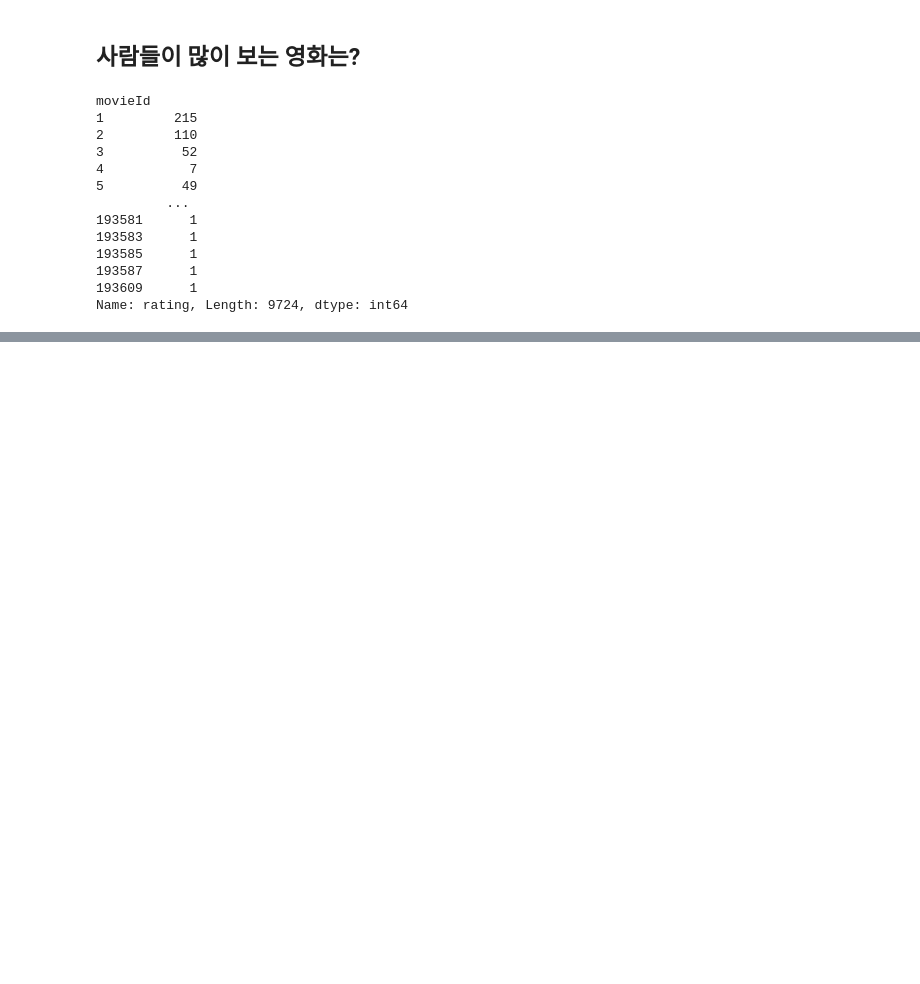
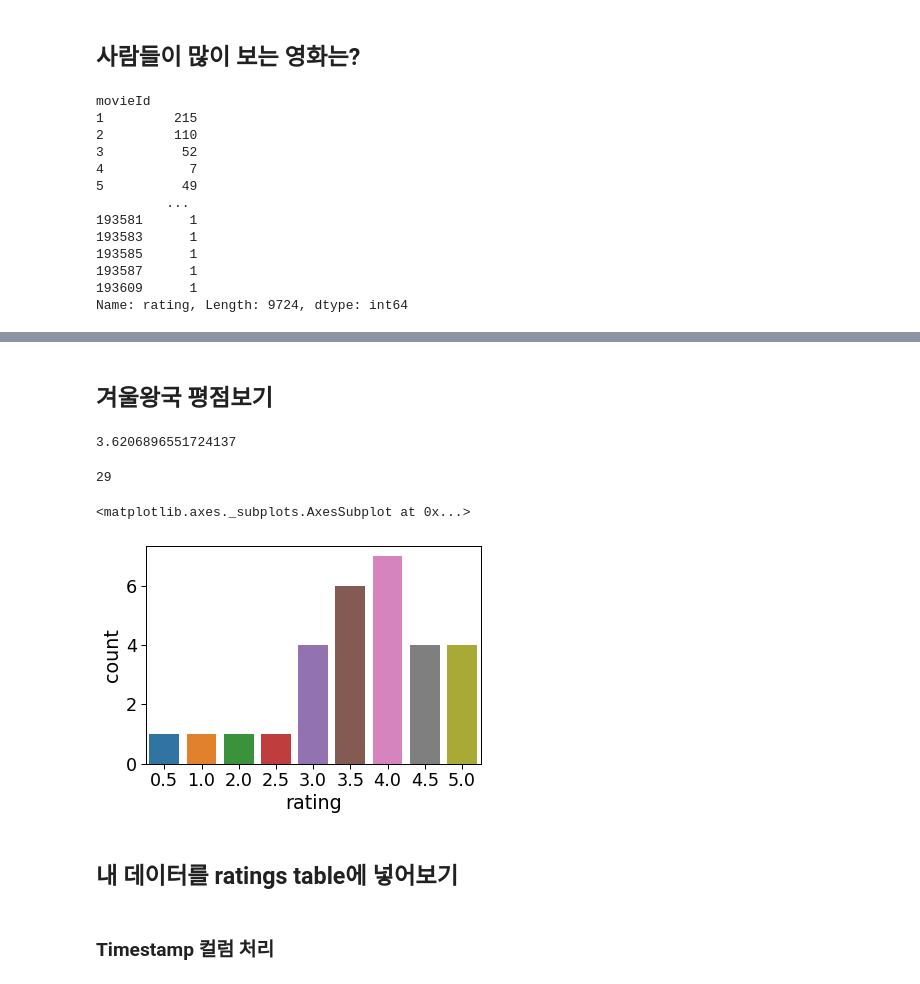
Before and after one commit to choihana/movie_recommand, a Jupyter notebook: movies.ipynb, the cells around one changed output, grey strips where cells are left out. Saved outputs shown, nothing was run; the diff lists cells and outputs as text; code cells hidden in the pictures; blank space fills up the shorter version.

```diff
--- a/movies.ipynb
+++ b/movies.ipynb
@@ -337,0 +342,21 @@ pd.DataFrame(top_movies).reset_index().merge(movies,on='movieId',how='left')
+# %% [markdown]
+## 겨울왕국 평점보기
+# %%
+ratings.loc[ratings['movieId'] == 106696,'rating'].mean() # 평점 3.6
+# %% [output]
+3.6206896551724137
+# %%
+ratings.loc[ratings['movieId'] == 106696,'rating'].count() # 29명
+# %% [output]
+29
+# %%
+frozen_ratings=pd.DataFrame(ratings.loc[ratings['movieId'] == 106696,'rating'])
+# %%
+sns.countplot(data=frozen_ratings, x='rating')
+# %% [output]
+<matplotlib.axes._subplots.AxesSubplot at 0x...>
+[figure, added]
+# %% [markdown]
+## 내 데이터를 ratings table에 넣어보기
+# %% [markdown]
+### Timestamp 컬럼 처리
```
Also changed, not shown: parts of 58 cells of this notebook.
